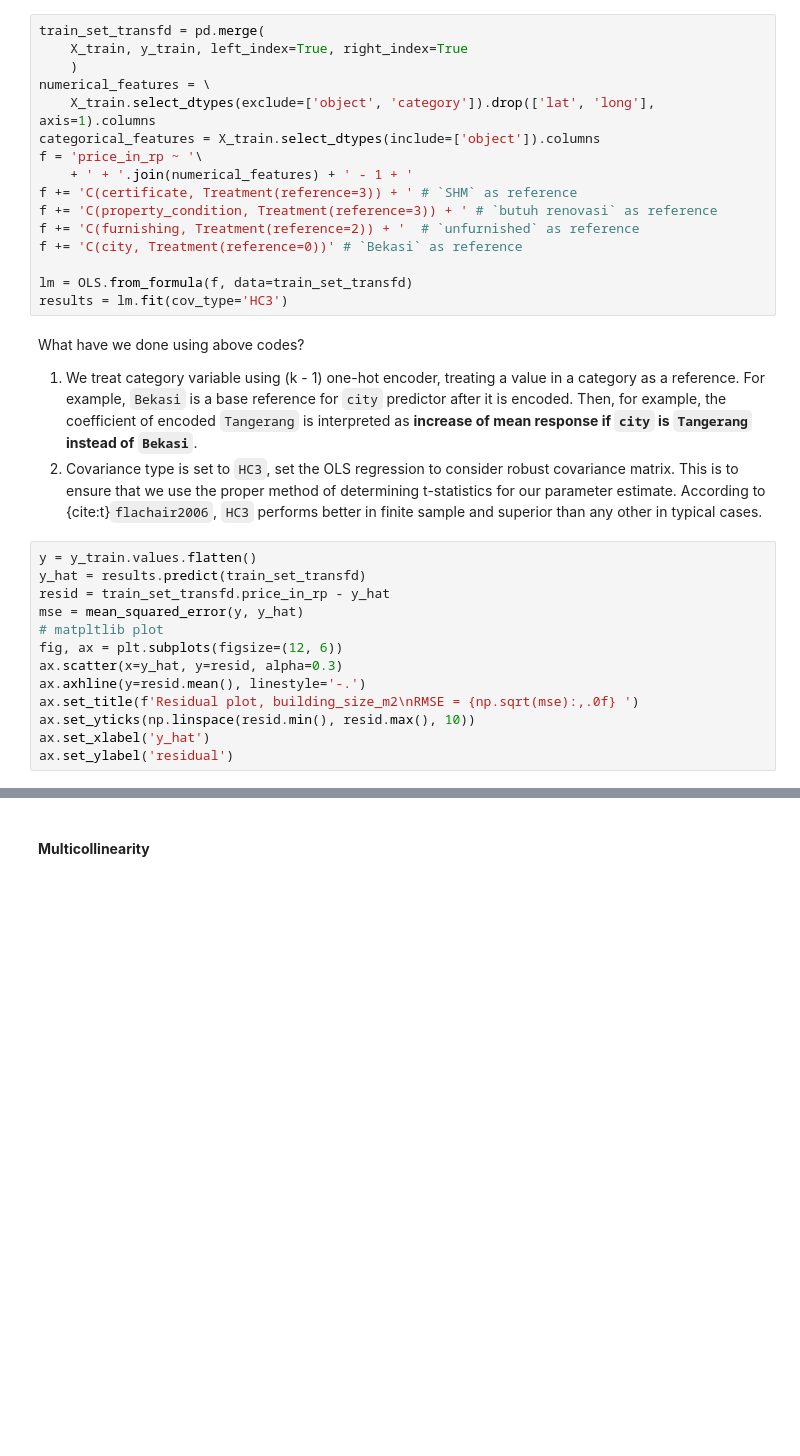
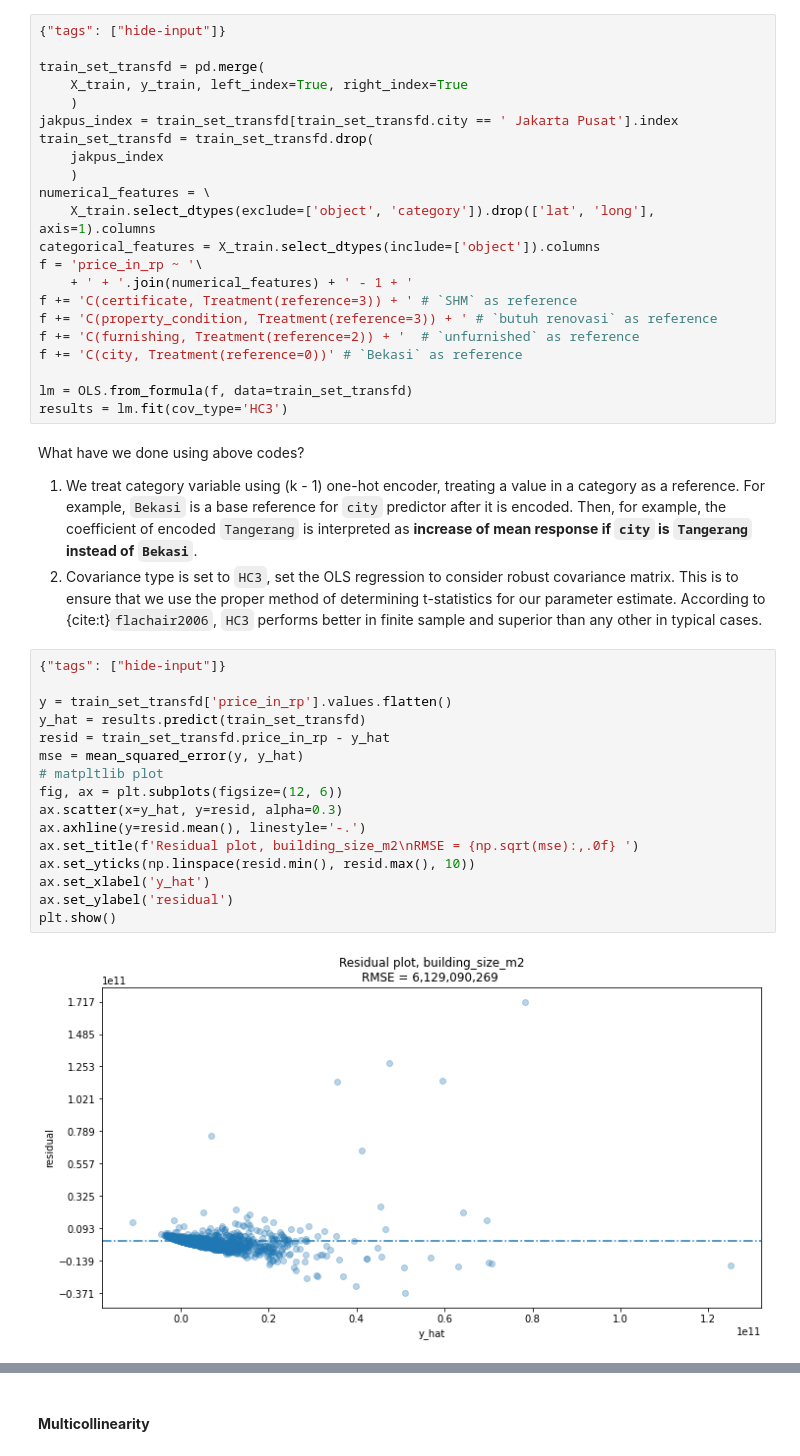
Before and after one commit to nbarizki/jabodetabekhousepricing, a Jupyter notebook: 3 - Linear Modeling of House Price.ipynb, the cells around one changed output, grey strips where cells are left out. Cells and saved outputs as stored; diff of their text form; blank space fills up the shorter version.

```diff
--- a/3 - Linear Modeling of House Price.ipynb
+++ b/3 - Linear Modeling of House Price.ipynb
@@ -891,6 +901,12 @@ Let's see our base multiple regression using all of the available features. Note
 # %%
+{"tags": ["hide-input"]}
+
 train_set_transfd = pd.merge(
     X_train, y_train, left_index=True, right_index=True
+    )
+jakpus_index = train_set_transfd[train_set_transfd.city == ' Jakarta Pusat'].index
+train_set_transfd = train_set_transfd.drop(
+    jakpus_index
     )
 numerical_features = \
     X_train.select_dtypes(exclude=['object', 'category']).drop(['lat', 'long'], axis=1).columns
@@ -910,15 +926,20 @@ What have we done using above codes?
 1. We treat category variable using (k - 1) one-hot encoder, treating a value in a category as a reference. For example, `Bekasi` is a base reference for `city` predictor after it is encoded. Then, for example, the coefficient of encoded `Tangerang` is interpreted as **increase of mean response if `city` is `Tangerang` instead of `Bekasi`**.
 2. Covariance type is set to `HC3`, set the OLS regression to consider robust covariance matrix. This is to ensure that we use the proper method of determining t-statistics for our parameter estimate. According to {cite:t}`flachair2006`, `HC3` performs better in finite sample and superior than any other in typical cases.
 # %%
-y = y_train.values.flatten()
+{"tags": ["hide-input"]}
+
+y = train_set_transfd['price_in_rp'].values.flatten()
 y_hat = results.predict(train_set_transfd)
 resid = train_set_transfd.price_in_rp - y_hat
 mse = mean_squared_error(y, y_hat)
 # matpltlib plot
 fig, ax = plt.subplots(figsize=(12, 6))
 ax.scatter(x=y_hat, y=resid, alpha=0.3)
 ax.axhline(y=resid.mean(), linestyle='-.')
 ax.set_title(f'Residual plot, building_size_m2\nRMSE = {np.sqrt(mse):,.0f} ')
 ax.set_yticks(np.linspace(resid.min(), resid.max(), 10))
 ax.set_xlabel('y_hat')
 ax.set_ylabel('residual')
+plt.show()
+# %% [output]
+[figure, added]
```
Also changed, not shown: parts of 92 cells of this notebook, 1 other file.
